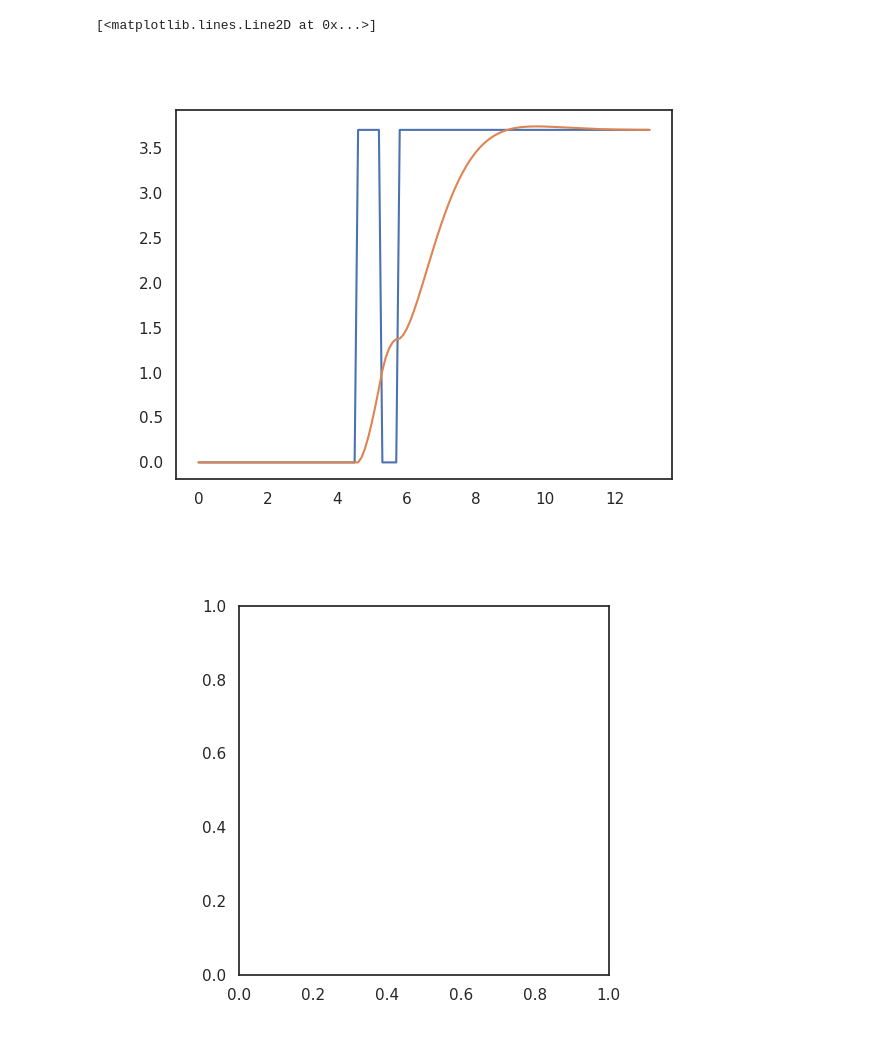
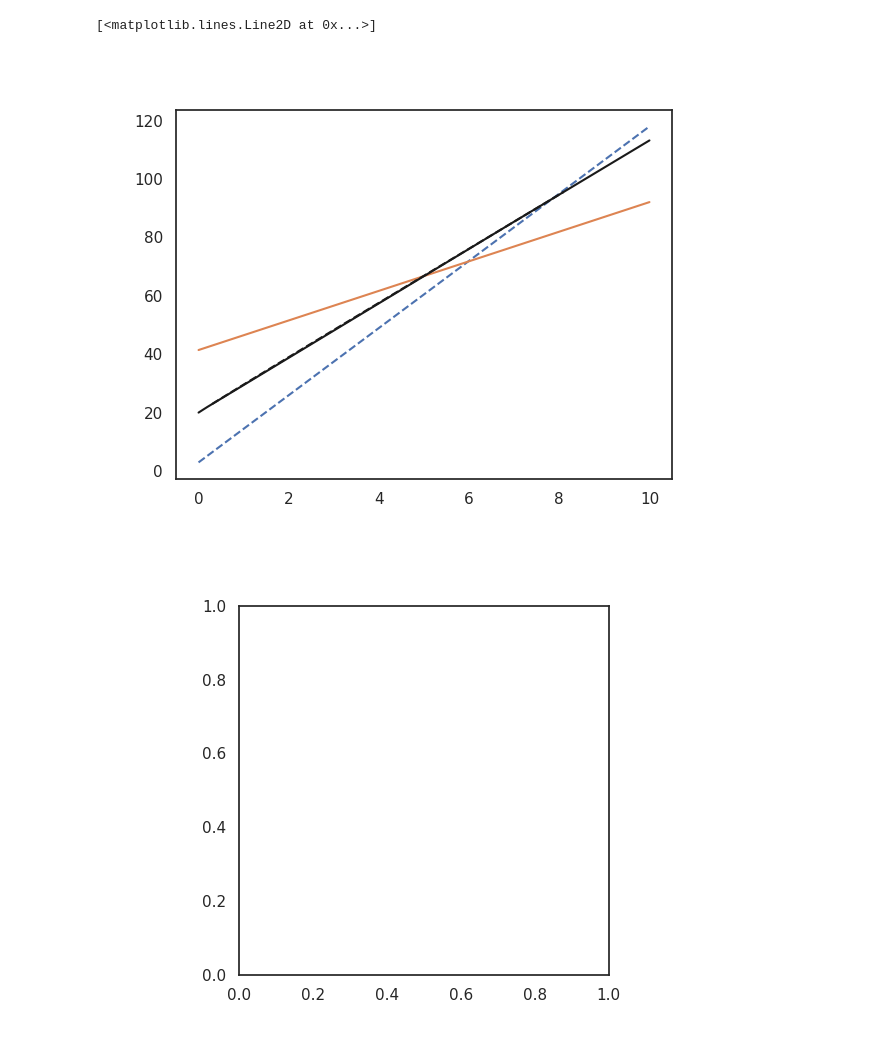
Before and after one commit to dawsonc/BayesAir, a Jupyter notebook: scripts/notebooks/av.ipynb, the cells around one changed output. Drawn from its saved outputs; the diff is of its cells as text; code cells hidden in the pictures.

```diff
--- a/scripts/notebooks/av.ipynb
+++ b/scripts/notebooks/av.ipynb
@@ -51,6 +51,9 @@ class IDMModel(torch.nn.Module):
             - torch.pow((velocity / self.desired_velocity), self.delta)
             - (desired_gap / spacing) ** 2
         )
+        acceleration = torch.clamp(
+            acceleration, min=-self.max_acceleration, max=self.max_acceleration
+        )
         return acceleration
 
 
@@ -81,21 +84,11 @@ class MOBILModel(torch.nn.Module):
             new_following_acceleration - following_acceleration
         ) + (new_acceleration - current_acceleration)
 
-        # Compute a probability that goes to 1 when all criteria are met
-        lane_switch_probability = (
-            torch.sigmoid(incentive_criterion)
-            * torch.sigmoid(safety_criterion)
-            * torch.sigmoid(politeness_criterion)
-        )
-        lane_switch_probability = (
-            1.0
-            if incentive_criterion > 0
+        return (
+            incentive_criterion > 0
             and safety_criterion > 0
             and politeness_criterion > 0
-            else 0.0
         )
-
-        return lane_switch_probability
 
 
 def simulate(T=100, dt=0.1):
@@ -108,15 +101,28 @@ def simulate(T=100, dt=0.1):
     # Convenience for state indicies
     PX, PY, VX, VY, LANE = 0, 1, 2, 3, 4
 
-    # Set the initial states of all cars in the simulation
+    # Set the initial state of the ego vehicle
     # [p_x, p_y, v_x, v_y, desired_lane]
-    ego_state = torch.tensor([10.0, 0.0, speed_limit, 0.0, 0.0])
+    ego_state = torch.tensor([20.0, 0.0, speed_limit, 0.0, 0.0])
+
+    # Set the initial states of the non-ego vehicles.
+    # These start in fixed lanes, but with variable x position and velocity.
     non_ego_states = torch.tensor(
         [
-            [-10.0, lane_width, 1.1 * speed_limit, 0.0, 1.0],
-            [20.0, lane_width, 0.9 * speed_limit, 0.0, 1.0],
-            [20.0, 0.0, 0.7 * speed_limit, 0.0, 0.0],
+            [0.0, lane_width, 0.0, 0.0, 1.0],
+            [0.0, 0.0, 0.0, 0.0, 0.0],
         ]
+    )
+    non_ego_states[:, VX] = speed_limit * (
+        torch.tensor([1.0, 0.7])
+        + pyro.sample(
+            "non_ego_vx",
+            dist.Normal(0.0, 0.1).expand([non_ego_states.shape[0]]),
+        )
+    )
+    non_ego_states[:, PX] = torch.tensor([5.0, 35.0]) + pyro.sample(
+        "non_ego_px",
+        dist.Normal(0.0, 5.0).expand([non_ego_states.shape[0]]),
     )
 
     # Create the IDM and MOBIL models
@@ -143,11 +149,22 @@ def simulate(T=100, dt=0.1):
         # Get the current states of the non-ego vehicles
         non_ego_states = non_ego_states_trace[-1]
 
+        # Add some observation noise
+        observed_non_ego_states = non_ego_states.clone()
+        observed_non_ego_states[:, PX] += 2.0 * pyro.sample(
+            f"obs_non_ego_px_{t}",
+            dist.Normal(0.0, 1.0).expand([non_ego_states.shape[0]]),
+        )
+        observed_non_ego_states[:, VX] += speed_limit * pyro.sample(
+            f"obs_non_ego_vx_{t}",
+            dist.Normal(0.0, 0.1).expand([non_ego_states.shape[0]]),
+        )
+
         # Get the vehicle in front of the ego vehicle in both its lane and the other
         # lane
         leading_vehicle_in_lane = None
         leading_vehicle_in_other_lane = None
-        for non_ego_state in non_ego_states:
+        for non_ego_state in observed_non_ego_states:
             # It's not leading if it's behind us
             if non_ego_state[PX] < ego_state[PX]:
                 continue
@@ -166,7 +183,7 @@ def simulate(T=100, dt=0.1):
 
         # Get the vehicle behind the ego vehicle in the other lane
         following_vehicle_in_other_lane = None
-        for non_ego_state in non_ego_states:
+        for non_ego_state in observed_non_ego_states:
             # It's not following if it's in front of us
             if non_ego_state[PX] > ego_state[PX]:
                 continue
@@ -211,21 +228,19 @@ def simulate(T=100, dt=0.1):
             )
 
         # Get the lane switching probability
-        lane_change_probability = mobil(
+        lane_change = mobil(
             current_acceleration,
             new_acceleration,
             following_acceleration,
             following_acceleration,
         )
-        lane_change = pyro.sample(
-            f"lane_change_{t}",
-            dist.Bernoulli(lane_change_probability),
-        )
         new_lane = (
-            ego_state[LANE] * (1 - lane_change) + (1 - ego_state[LANE]) * lane_change
+            ego_state[LANE] * torch.logical_not(lane_change)
+            + (1 - ego_state[LANE]) * lane_change
         )
         acceleration = (
-            current_acceleration * (1 - lane_change) + new_acceleration * lane_change
+            current_acceleration * torch.logical_not(lane_change)
+            + new_acceleration * lane_change
         )
 
         if lane_change:
@@ -260,22 +275,18 @@ def simulate(T=100, dt=0.1):
     return torch.stack(ego_state_trace), torch.stack(non_ego_states_trace)
 
 
-T = 13
+T = 10
 dt = 0.1
 ego_states, non_ego_states = simulate(T, dt)
 t = torch.arange(0, T + dt, dt)
 
+plt.clf()
+fig = plt.figure()
 plt.plot(t, non_ego_states[:, 0, 0], "--", label="Non-ego 0")
-plt.plot(t, non_ego_states[:, 1, 0], "--", label="Non-ego 1")
-plt.plot(t, non_ego_states[:, 2, 0], "-", label="Non-ego 2")
+plt.plot(t, non_ego_states[:, 1, 0], "-", label="Non-ego 1")
 
 ego_in_lane1 = ego_states[:, 4] == 1
 ego_in_lane0 = ego_states[:, 4] == 0
 plt.plot(t[ego_in_lane0], ego_states[ego_in_lane0, 0], "k-", label="Ego")
 plt.plot(t[ego_in_lane1], ego_states[ego_in_lane1, 0], "k--")
-plt.legend()
-
-plt.figure()
-plt.plot(t, ego_states[:, 4] * 3.7, label="Ego lane")
-plt.plot(t, ego_states[:, 1], label="y")
 # %% [output]
@@ -285,5 +297,5 @@ Changing lane at time 57  new lane 1.0
 [<matplotlib.lines.Line2D at 0x...>]
-[figure, old version]
+[figure, new version]
 # %%
 T, n, _ = non_ego_states.shape
 fig, ax = plt.subplots()
```
Also changed, not shown: parts of 1 cell of this notebook.
